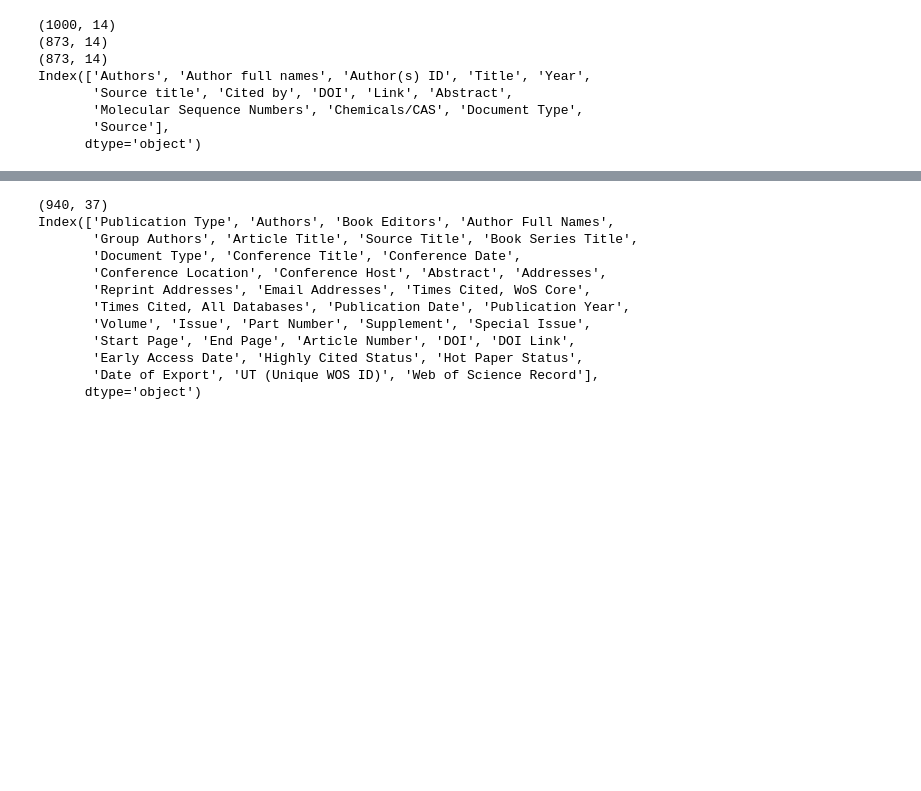
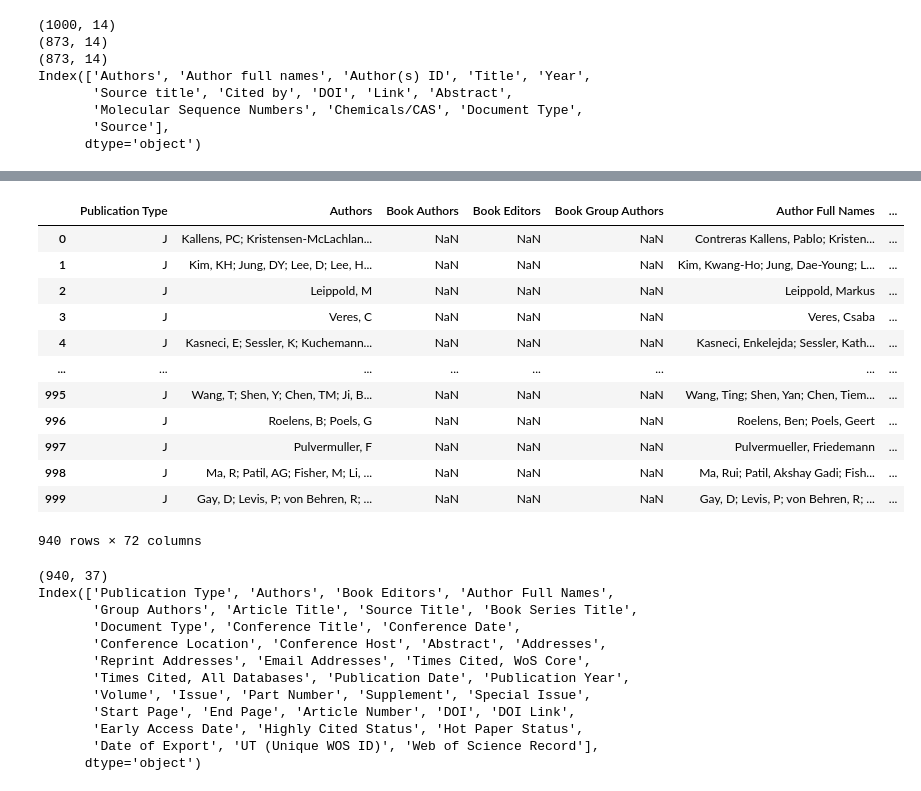
Before and after one commit to ignacio-ave/PresentacionAnalisisDeDatos, a Jupyter notebook: AstorgaIgnacioPresentacion.ipynb, the cells around one changed output, grey strips where cells are left out. Drawn from its saved outputs; the diff is of its cells as text; code cells hidden in the pictures; blank space fills up the shorter version.

```diff
--- a/AstorgaIgnacioPresentacion.ipynb
+++ b/AstorgaIgnacioPresentacion.ipynb
@@ -77,6 +95,22 @@ webofscience.head()
 | 3 | J | Veres, C | NaN | NaN | NaN | Veres, Csaba | ... |
 | 4 | J | Kasneci, E; Sessler, K; Kuchemann... | NaN | NaN | NaN | Kasneci, Enkelejda; Sessler, Kath... | ... |
 5 rows × 72 columns
+# %%
+webofscience
+# %% [output]
+|  | Publication Type | Authors | Book Authors | Book Editors | Book Group Authors | Author Full Names | ... |
+| 0 | J | Kallens, PC; Kristensen-McLachlan... | NaN | NaN | NaN | Contreras Kallens, Pablo; Kristen... | ... |
+| 1 | J | Kim, KH; Jung, DY; Lee, D; Lee, H... | NaN | NaN | NaN | Kim, Kwang-Ho; Jung, Dae-Young; L... | ... |
+| 2 | J | Leippold, M | NaN | NaN | NaN | Leippold, Markus | ... |
+| 3 | J | Veres, C | NaN | NaN | NaN | Veres, Csaba | ... |
+| 4 | J | Kasneci, E; Sessler, K; Kuchemann... | NaN | NaN | NaN | Kasneci, Enkelejda; Sessler, Kath... | ... |
+| ... | ... | ... | ... | ... | ... | ... | ... |
+| 995 | J | Wang, T; Shen, Y; Chen, TM; Ji, B... | NaN | NaN | NaN | Wang, Ting; Shen, Yan; Chen, Tiem... | ... |
+| 996 | J | Roelens, B; Poels, G | NaN | NaN | NaN | Roelens, Ben; Poels, Geert | ... |
+| 997 | J | Pulvermuller, F | NaN | NaN | NaN | Pulvermueller, Friedemann | ... |
+| 998 | J | Ma, R; Patil, AG; Fisher, M; Li, ... | NaN | NaN | NaN | Ma, Rui; Patil, Akshay Gadi; Fish... | ... |
+| 999 | J | Gay, D; Levis, P; von Behren, R; ... | NaN | NaN | NaN | Gay, D; Levis, P; von Behren, R; ... | ... |
+940 rows × 72 columns
 # %%
 webofscience = webofscience.dropna(axis=1, how='all')
 webofscience = webofscience.drop_duplicates(subset=['DOI'])
```
Also changed, not shown: parts of 11 cells of this notebook, 1 other file.
